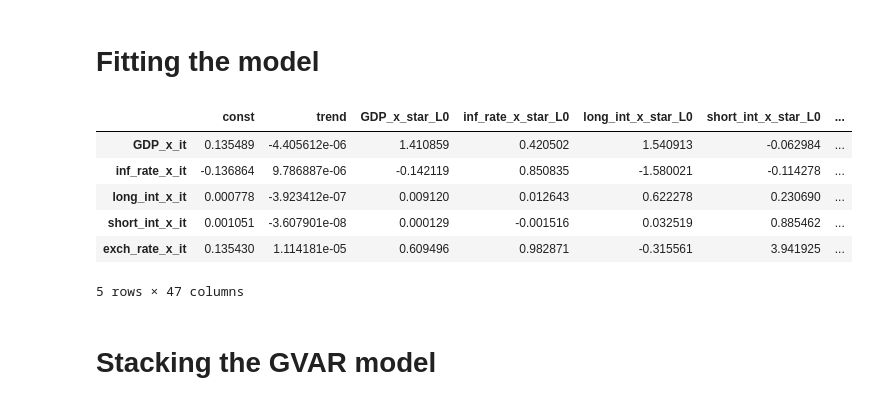
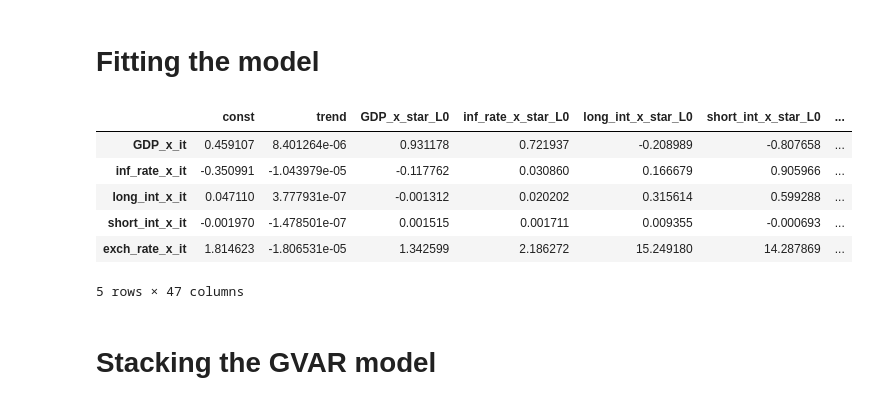
Before and after one commit to JochemvdBosch/GVAR_modeling, a Jupyter notebook: GVAR_code.ipynb, the cells around one changed output. Saved outputs shown, nothing was run; the diff lists cells and outputs as text; code cells hidden in the pictures.

```diff
--- a/GVAR_code.ipynb
+++ b/GVAR_code.ipynb
@@ -480,14 +474,14 @@ for country in country_list:
     resid_dict[country] = results.resid
 # %%
 # Example of the VARX estimates of Australia
-df_estimates['France']
+df_estimates['Japan']
 # %% [output]
 |  | const | trend | GDP_x_star_L0 | inf_rate_x_star_L0 | long_int_x_star_L0 | short_int_x_star_L0 | ... |
-| GDP_x_it | 0.135489 | -4.405612e-06 | 1.410859 | 0.420502 | 1.540913 | -0.062984 | ... |
-| inf_rate_x_it | -0.136864 | 9.786887e-06 | -0.142119 | 0.850835 | -1.580021 | -0.114278 | ... |
-| long_int_x_it | 0.000778 | -3.923412e-07 | 0.009120 | 0.012643 | 0.622278 | 0.230690 | ... |
-| short_int_x_it | 0.001051 | -3.607901e-08 | 0.000129 | -0.001516 | 0.032519 | 0.885462 | ... |
-| exch_rate_x_it | 0.135430 | 1.114181e-05 | 0.609496 | 0.982871 | -0.315561 | 3.941925 | ... |
+| GDP_x_it | 0.459107 | 8.401264e-06 | 0.931178 | 0.721937 | -0.208989 | -0.807658 | ... |
+| inf_rate_x_it | -0.350991 | -1.043979e-05 | -0.117762 | 0.030860 | 0.166679 | 0.905966 | ... |
+| long_int_x_it | 0.047110 | 3.777931e-07 | -0.001312 | 0.020202 | 0.315614 | 0.599288 | ... |
+| short_int_x_it | -0.001970 | -1.478501e-07 | 0.001515 | 0.001711 | 0.009355 | -0.000693 | ... |
+| exch_rate_x_it | 1.814623 | -1.806531e-05 | 1.342599 | 2.186272 | 15.249180 | 14.287869 | ... |
 5 rows × 47 columns
 # %% [markdown]
 # Stacking the GVAR model
```
Also changed, not shown: parts of 42 cells of this notebook.
